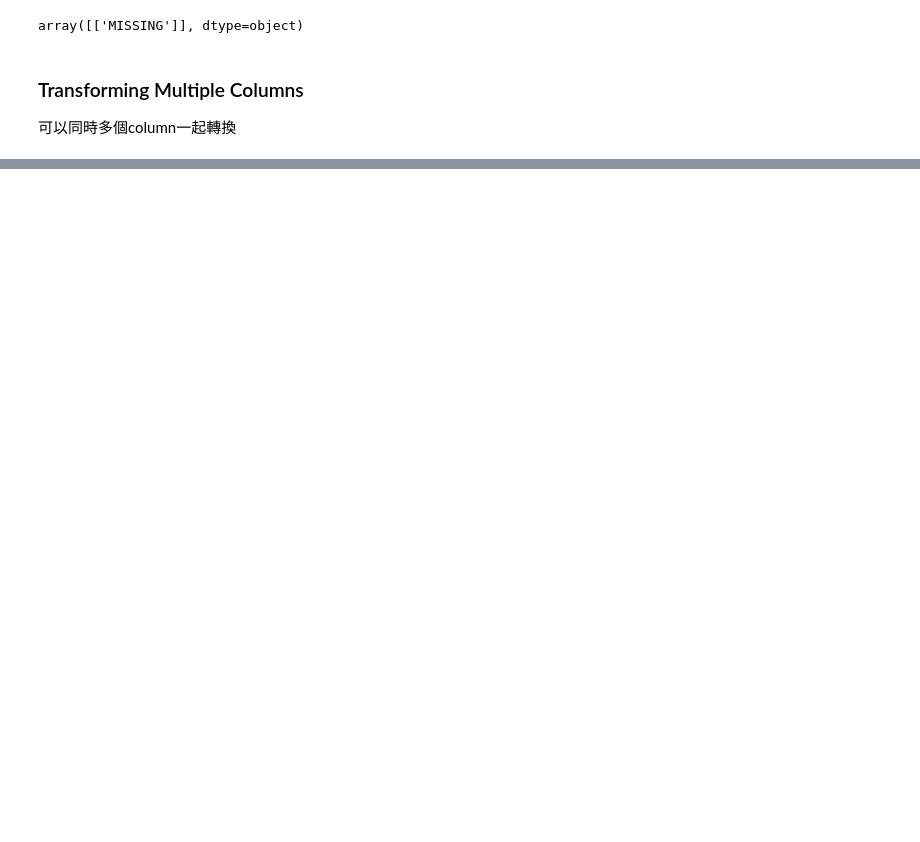
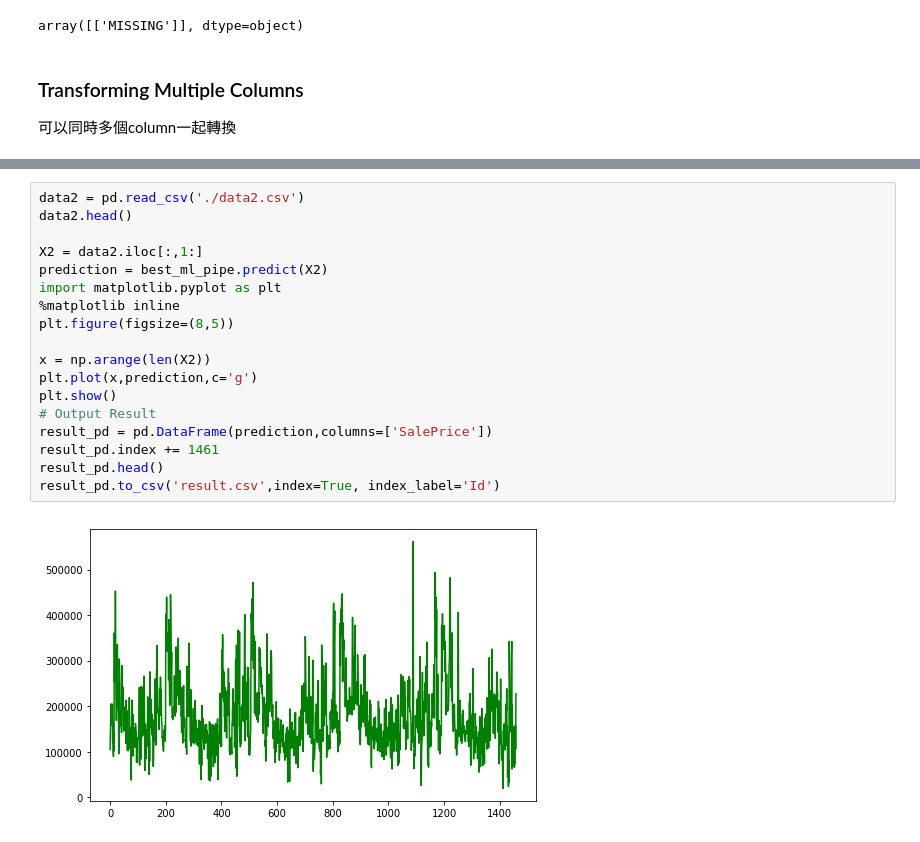
Before and after one commit to neohung/ml_note, a Jupyter notebook: lesson/data_preprocessing.ipynb, the cells around one changed output, grey strips where cells are left out. Saved outputs shown, nothing was run; the diff lists cells and outputs as text; blank space fills up the shorter version.

```diff
--- a/lesson/data_preprocessing.ipynb
+++ b/lesson/data_preprocessing.ipynb
@@ -179,0 +372,20 @@ array([['MISSING', 'CompShg']], dtype=object)
+# %%
+data2 = pd.read_csv('./data2.csv')
+data2.head()
+
+X2 = data2.iloc[:,1:]
+prediction = best_ml_pipe.predict(X2)
+import matplotlib.pyplot as plt
+%matplotlib inline
+plt.figure(figsize=(8,5))
+
+x = np.arange(len(X2))
+plt.plot(x,prediction,c='g')
+plt.show()
+# Output Result
+result_pd = pd.DataFrame(prediction,columns=['SalePrice'])
+result_pd.index += 1461
+result_pd.head()
+result_pd.to_csv('result.csv',index=True, index_label='Id')
+# %% [output]
+[figure, added]
```
Also changed, not shown: parts of 22 cells of this notebook, 10 other files.
